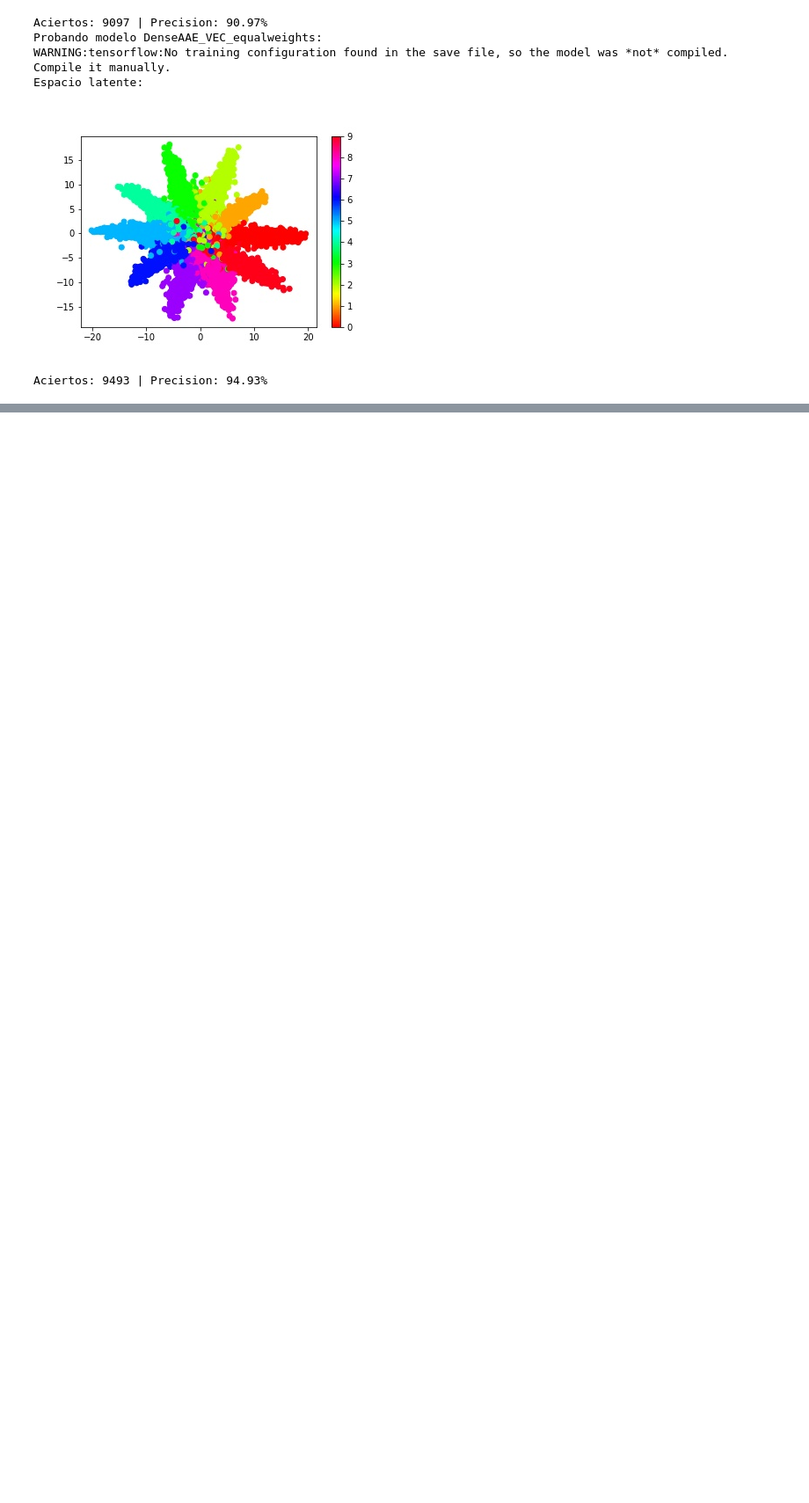
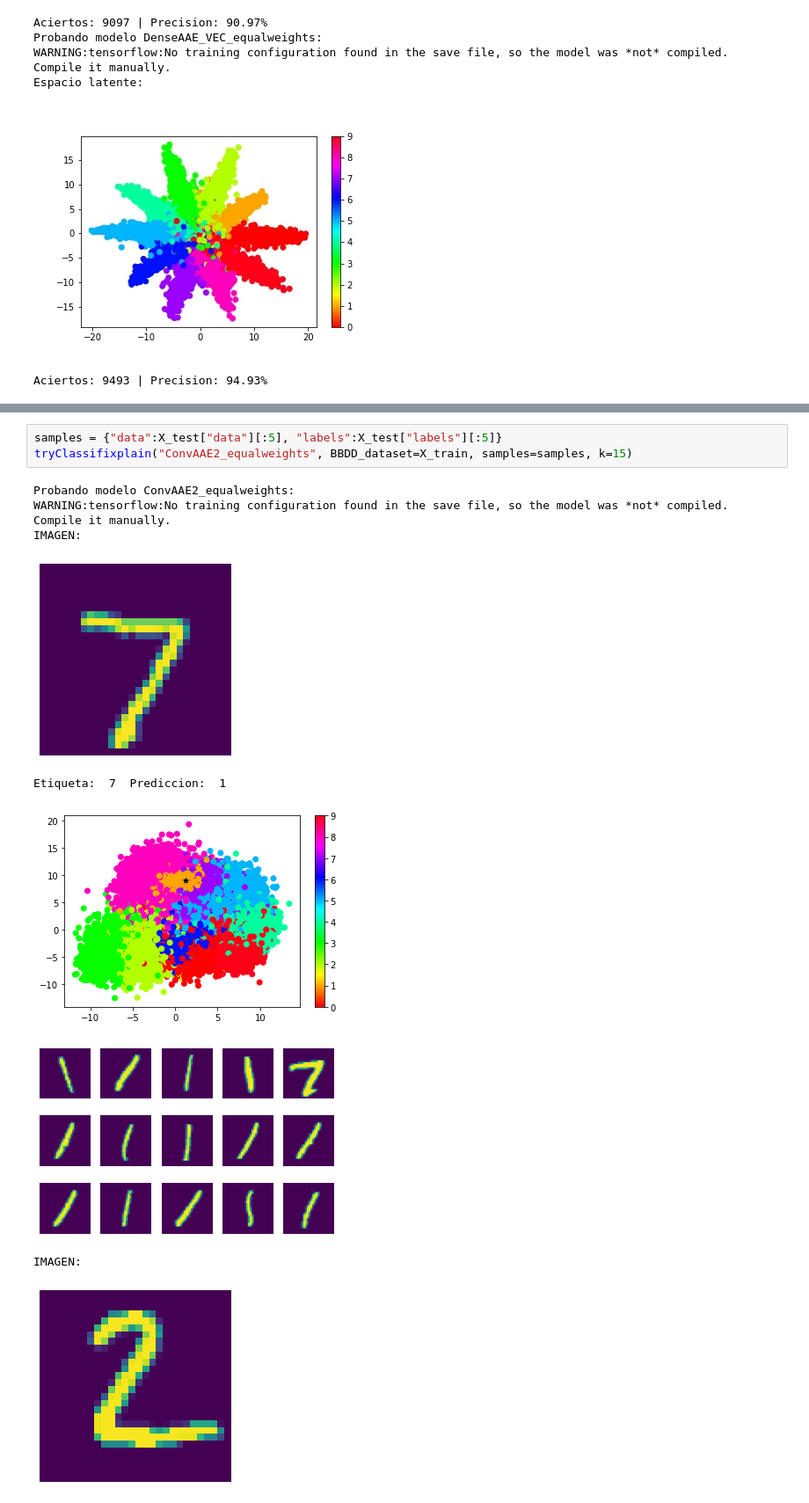
Before and after one commit to TFG-FcoJavier/TFG, a Jupyter notebook: clasificacion y explicabilidad (MNIST).ipynb, the cells around one changed output, grey strips where cells are left out. Shown at 88% size. Cells and saved outputs as stored; diff of their text form; blank space fills up the shorter version.

```diff
--- a/clasificacion y explicabilidad (MNIST).ipynb
+++ b/clasificacion y explicabilidad (MNIST).ipynb
@@ -577,0 +690,13 @@ Aciertos: 9493 | Precision: 94.93%
+# %%
+samples = {"data":X_test["data"][:5], "labels":X_test["labels"][:5]}
+tryClassifixplain("ConvAAE2_equalweights", BBDD_dataset=X_train, samples=samples, k=15)
+# %% [output]
+Probando modelo ConvAAE2_equalweights:
+WARNING:tensorflow:No training configuration found in the save file, so the model was *not* compiled. Compile it manually.
+IMAGEN:
+[figure, added]
+Etiqueta:  7  Prediccion:  1
+[figure, added]
+[figure, added]
+IMAGEN:
+[figure, added]
```
Also changed, not shown: parts of 16 cells of this notebook.
